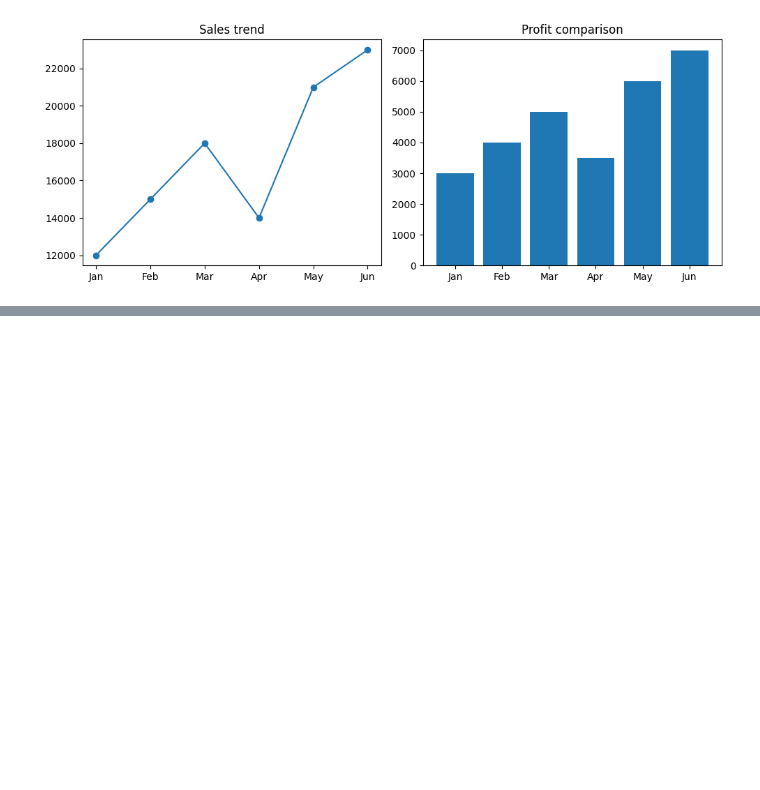
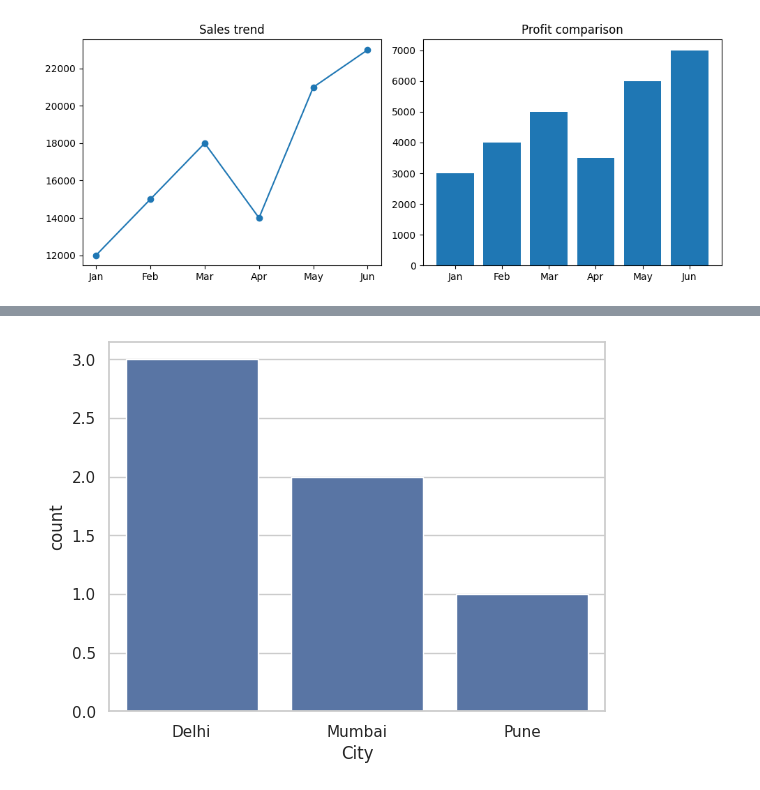
Before and after one commit to Prashantkumartalan43/Exercise, a Jupyter notebook: python_basics_week4.ipynb, the cells around one changed output, grey strips where cells are left out. Saved outputs shown, nothing was run; the diff lists cells and outputs as text; code cells hidden in the pictures; blank space fills up the shorter version.

```diff
--- a/python_basics_week4.ipynb
+++ b/python_basics_week4.ipynb
@@ -309,0 +357,5 @@ plt.show()
+# %%
+sns.countplot(data=df, x="City")
+plt.show()
+# %% [output]
+[figure, added]
```
Also changed, not shown: parts of 15 cells of this notebook.
